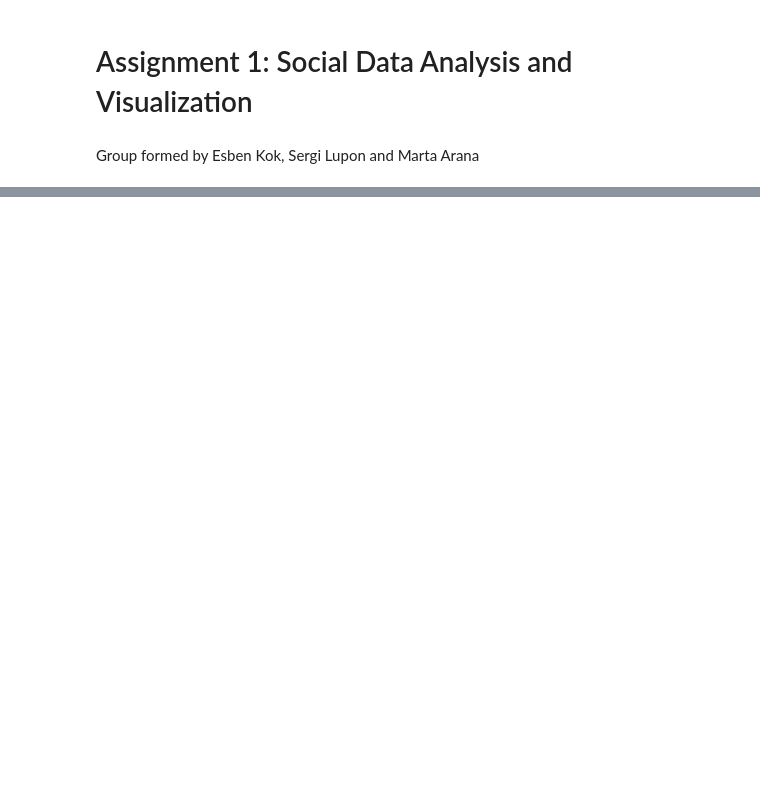
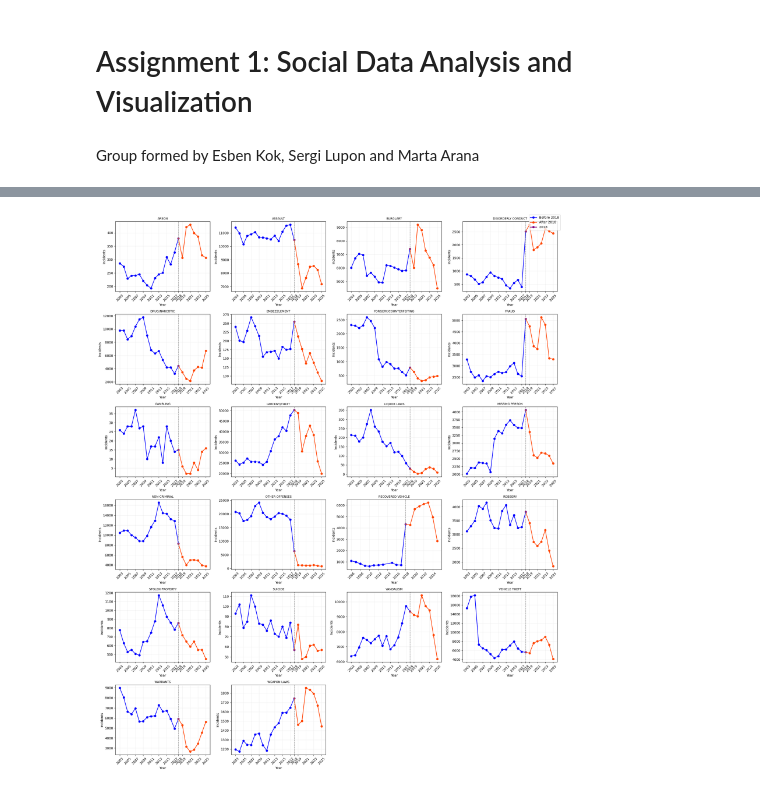
Before and after one commit to Slupon/Project_Socialdata, a Jupyter notebook: Assignment1_socialdata.ipynb, the cells around one changed output, grey strips where cells are left out. Saved outputs shown, nothing was run; the diff lists cells and outputs as text; code cells hidden in the pictures; blank space fills up the shorter version.

```diff
--- a/Assignment1_socialdata.ipynb
+++ b/Assignment1_socialdata.ipynb
@@ -1119,0 +598,68 @@ This result is consistent with the modularity values found earlier: while the st
+# %%
+# Ensure datetime/year are ready
+merged["datetime"] = pd.to_datetime(merged["datetime"], errors="coerce")
+merged["year"] = merged["datetime"].dt.year
+
+cats = sorted(merged["category"].dropna().unique())
+
+n = len(cats)
+ncols = 4
+nrows = (n + ncols - 1) // ncols
+
+fig, axes = plt.subplots(nrows, ncols, figsize=(20, 4 * nrows), sharex=False, sharey=False)
+axes = np.array(axes).reshape(-1)
+
+for i, cat in enumerate(cats):
+    ax = axes[i]
+    s = (
+        merged.loc[merged["category"] == cat]
+        .groupby("year")
+        .size()
+        .sort_index()
+    )
+
+    pre = s[s.index < 2018]
+    y2018 = s[s.index == 2018]
+    post = s[s.index > 2018]
+
+    # Main segments
+    if len(pre):
+        ax.plot(pre.index, pre.values, color="blue", marker="o", linewidth=1.8, label="Before 2018")
+    if len(post):
+        ax.plot(post.index, post.values, color="orangered", marker="o", linewidth=1.8, label="After 2018")
+    if len(y2018):
+        ax.plot(y2018.index, y2018.values, color="purple", marker="o", linewidth=2.0, label="2018")
+
+    # Connect 2017 -> 2018 (blue) and 2018 -> 2019 (orangered)
+    if 2018 in s.index and 2017 in s.index:
+        ax.plot([2017, 2018], [s.loc[2017], s.loc[2018]], color="blue", linewidth=1.8)
+    if 2018 in s.index and 2019 in s.index:
+        ax.plot([2018, 2019], [s.loc[2018], s.loc[2019]], color="orangered", linewidth=1.8)
+
+    ax.axvline(2018, linestyle="--", color="gray", linewidth=1)
+    ax.set_title(cat, fontsize=9)
+    ax.set_xlabel("Year")
+    ax.set_ylabel("Incidents")
+
+    # Fewer x ticks to avoid overload
+    x_min, x_max = int(s.index.min()), int(s.index.max())
+    ticks = list(range(x_min, x_max + 1, 2))  # every 2 years
+    if 2018 not in ticks and x_min <= 2018 <= x_max:
+        ticks.append(2018)
+        ticks = sorted(set(ticks))
+    ax.set_xticks(ticks)
+    ax.set_xticklabels([str(y) for y in ticks], rotation=45)
+
+    ax.grid(alpha=0.2)
+
+# Hide empty axes
+for j in range(i + 1, len(axes)):
+    axes[j].set_visible(False)
+
+# Single legend
+handles, labels = axes[0].get_legend_handles_labels()
+fig.legend(handles, labels, loc="upper right")
+plt.tight_layout()
+plt.show()
+# %% [output]
+[figure, added]
```
Also changed, not shown: parts of 84 cells of this notebook.
